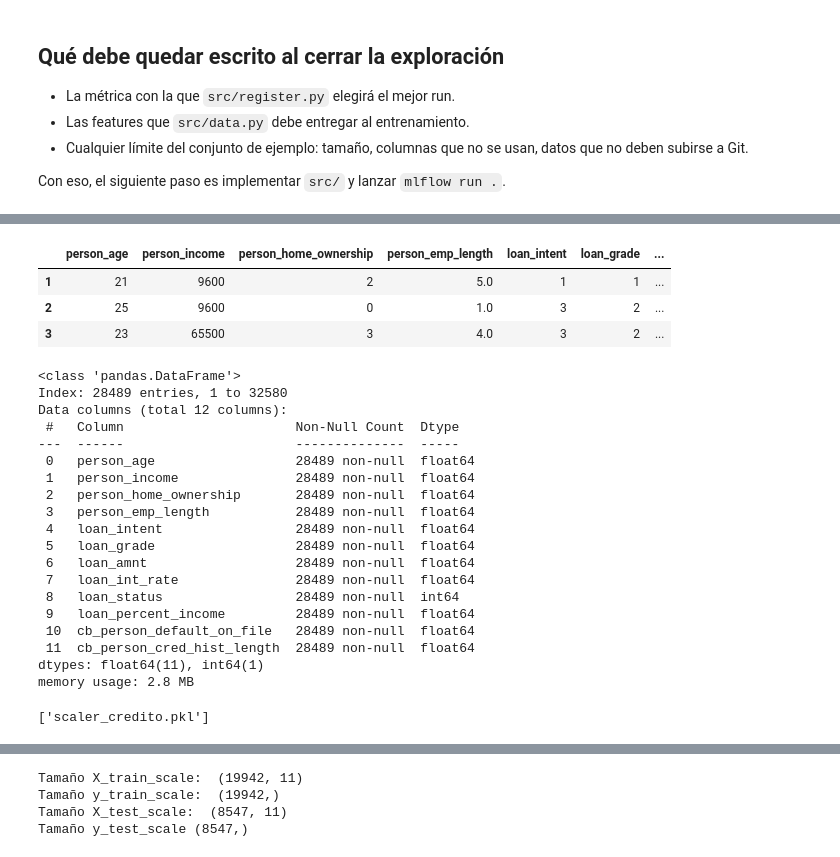
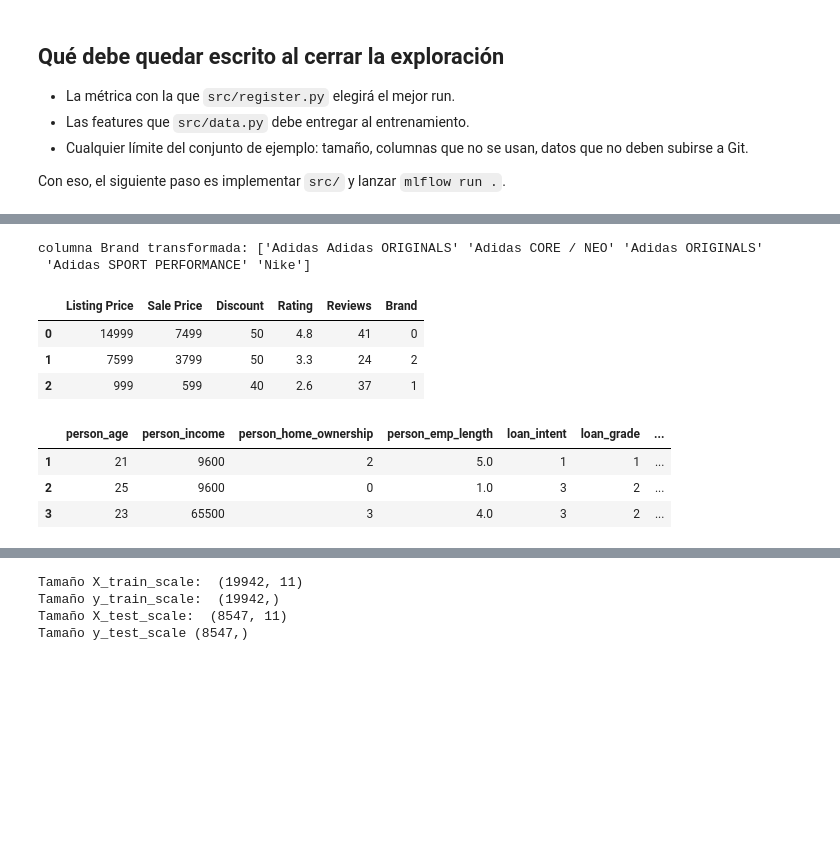
Before and after one commit to alejandraguzman12/lab1_mlflow, a Jupyter notebook: notebooks/01_exploracion.ipynb, the cells around one changed output, grey strips where cells are left out. Drawn from its saved outputs; the diff is of its cells as text; code cells hidden in the pictures; blank space fills up the shorter version.

```diff
--- a/notebooks/01_exploracion.ipynb
+++ b/notebooks/01_exploracion.ipynb
@@ -124,0 +112,6 @@ df_creditos = df_creditos[df_creditos['person_age'] >= df_creditos['person_emp_l
+# %%
+# Eliminar duplicados
+df = df.drop_duplicates()
+
+# Consultar información del dataset
+df.info()
@@ -124,0 +136,3 @@ df_creditos = df_creditos[df_creditos['person_age'] >= df_creditos['person_emp_l
+# %%
+df = df.dropna()
+df.info()
@@ -125,3 +157,29 @@ df_creditos = df_creditos[df_creditos['person_age'] >= df_creditos['person_emp_l
+# %%
+# Seleccionar columnas útiles
+columnas_utiles = ['Listing Price', 'Sale Price', 'Discount', 'Rating', 'Reviews', 'Brand']
+df = df[columnas_utiles].copy()
+
+mapeos_encoer = {}
+columna_texto = df.select_dtypes(include=['object']).columns
+
+for columna in columna_texto:
+    le = LabelEncoder()
+    df[columna] = le.fit_transform(df[columna])
+    print(f'columna {columna} transformada: {le.classes_}')
+    mapeos_encoer[columna] = le.classes_.tolist()
+
+ruta_mapeo_encoder = "mapeo_encoder_adidas_nike.json"
+with open(ruta_mapeo_encoder, 'w') as archivo:
+    json.dump(mapeos_encoer, archivo, indent=4)
+
+df.head(3)
+# %% [output]
+columna Brand transformada: ['Adidas Adidas ORIGINALS' 'Adidas CORE / NEO' 'Adidas ORIGINALS'
+ 'Adidas SPORT PERFORMANCE' 'Nike']
+|  | Listing Price | Sale Price | Discount | Rating | Reviews | Brand |
+| 0 | 14999 | 7499 | 50 | 4.8 | 41 | 0 |
+| 1 | 7599 | 3799 | 50 | 3.3 | 24 | 2 |
+| 2 | 999 | 599 | 40 | 2.6 | 37 | 1 |
 # %%
 mapeos_encoer = {} # Definir un diccionario vacio
 columna_texto = df_creditos.select_dtypes(include=['object']).columns
@@ -144,45 +201,3 @@ df_creditos.head(3)
 | 1 | 21 | 9600 | 2 | 5.0 | 1 | 1 | ... |
 | 2 | 25 | 9600 | 0 | 1.0 | 3 | 2 | ... |
 | 3 | 23 | 65500 | 3 | 4.0 | 3 | 2 | ... |
-# %%
-# definir el StandScaler()
-scaler = StandardScaler()
-# Entrenar el StandScaler() con las columnas de interes.
-columnas_numericas = df_creditos.drop(columns=columna_texto).columns
-# en este caso se deben omitir las columnas que se selecionaron en la variable
-# columnas_texto ya que son las que labelencoder proceso.
-# asegurar que la columna variable objetivo no se preprocese con standscaler.
-columnas_numericas = columnas_numericas.drop('loan_status')
-scaler.fit(df_creditos[columnas_numericas])
-
-# Transfromar los datos con el scaler entrenado
-df_creditos_escalado = df_creditos.copy()
-df_creditos_escalado[columnas_numericas] = scaler.transform(df_creditos[columnas_numericas])
-df_creditos_escalado.info()
-
-# Si al final mi mejor modelo es con datos scalados es necesario guardar ls informacion del escalador
-
-ruta_escalador ="scaler_credito.pkl"
-
-joblib.dump(scaler, ruta_escalador)
-# %% [output]
-<class 'pandas.DataFrame'>
-Index: 28489 entries, 1 to 32580
-Data columns (total 12 columns):
- #   Column                      Non-Null Count  Dtype
----  ------                      --------------  -----
- 0   person_age                  28489 non-null  float64
- 1   person_income               28489 non-null  float64
- 2   person_home_ownership       28489 non-null  float64
- 3   person_emp_length           28489 non-null  float64
- 4   loan_intent                 28489 non-null  float64
- 5   loan_grade                  28489 non-null  float64
- 6   loan_amnt                   28489 non-null  float64
- 7   loan_int_rate               28489 non-null  float64
- 8   loan_status                 28489 non-null  int64
- 9   loan_percent_income         28489 non-null  float64
- 10  cb_person_default_on_file   28489 non-null  float64
- 11  cb_person_cred_hist_length  28489 non-null  float64
-dtypes: float64(11), int64(1)
-memory usage: 2.8 MB
-['scaler_credito.pkl']
```
Also changed, not shown: parts of 12 cells of this notebook, 3 other files.
